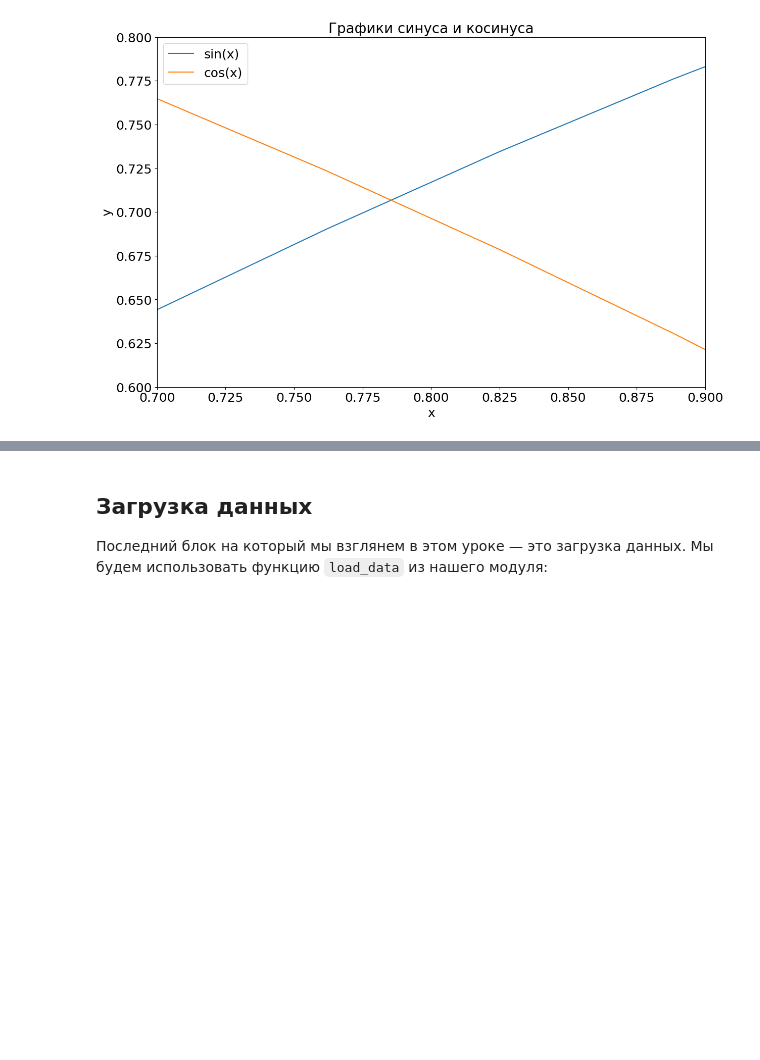
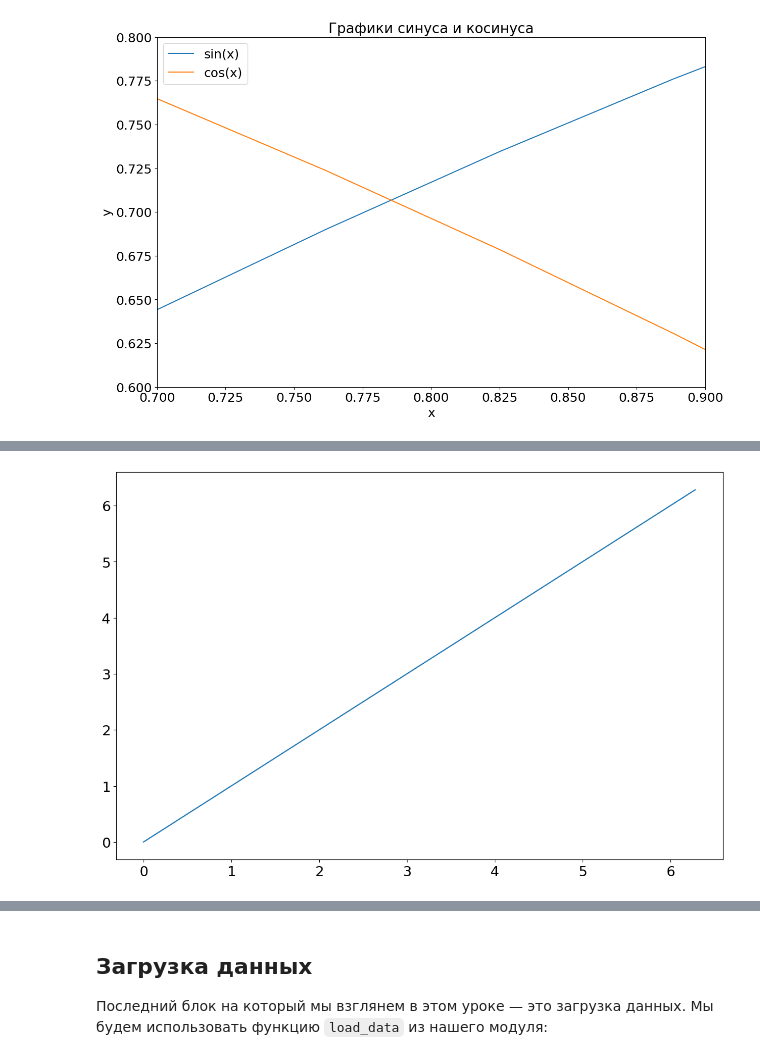
Before and after one commit to teimy/lksh2024-planets, a Jupyter notebook: python/numerical_python_easy.ipynb, the cells around one changed output, grey strips where cells are left out. Saved outputs shown, nothing was run; the diff lists cells and outputs as text; code cells hidden in the pictures; blank space fills up the shorter version.

```diff
--- a/python/numerical_python_easy.ipynb
+++ b/python/numerical_python_easy.ipynb
@@ -249,0 +248,7 @@ ylim(0.6, 0.8)
+# %%
+x = np.linspace(0, 2*np.pi, 100) # начинаем с нуля, заканчиваем на числе пи, всего 100 элементов
+y = np.cos(x)**2
+
+plot(x, x)
+# %% [output]
+[figure, added]
```
Also changed, not shown: parts of 17 cells of this notebook, 3 other files.
